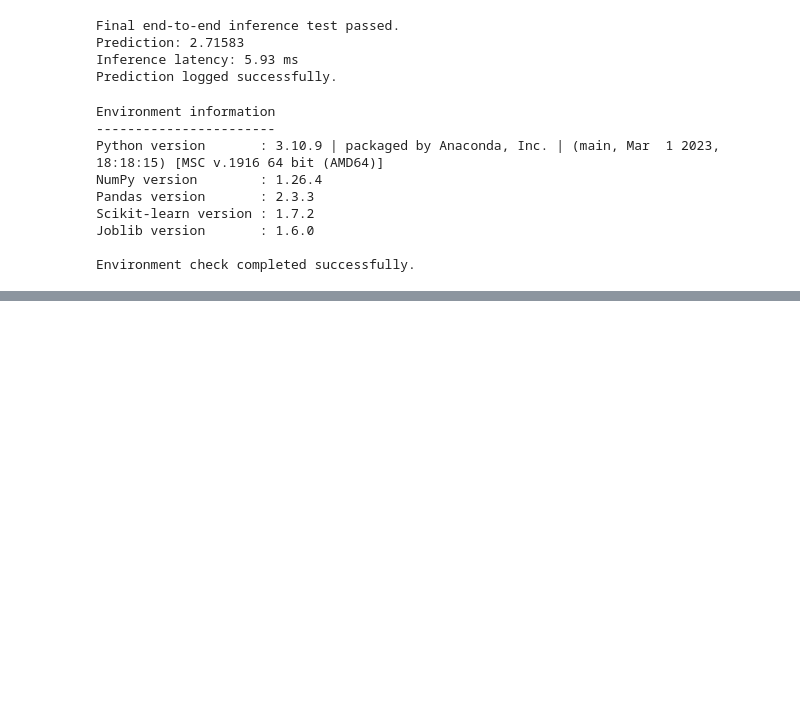
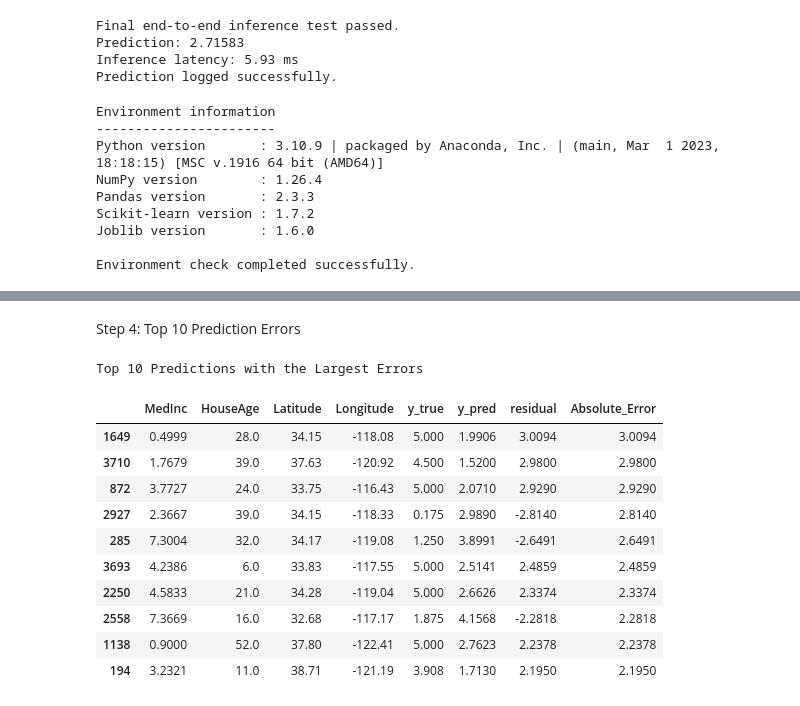
Before and after one commit to gautamivdesai/ML-Final-Lab-Group-10, a Jupyter notebook: notebooks/ML_Project.ipynb, the cells around one changed output, grey strips where cells are left out. Saved outputs shown, nothing was run; the diff lists cells and outputs as text; code cells hidden in the pictures; blank space fills up the shorter version.

```diff
--- a/notebooks/ML_Project.ipynb
+++ b/notebooks/ML_Project.ipynb
@@ -2361,0 +2518,43 @@ Environment check completed successfully.
+# %% [markdown]
+Step 4: Top 10 Prediction Errors
+# %%
+# ============================================================
+# Step 4: Top 10 Prediction Errors
+# ============================================================
+
+top_errors = (
+    residual_df
+    .sort_values("Absolute_Error", ascending=False)
+    .head(10)
+    .copy()
+)
+
+columns_to_display = [
+    "MedInc",
+    "HouseAge",
+    "Latitude",
+    "Longitude",
+    "y_true",
+    "y_pred",
+    "residual",
+    "Absolute_Error"
+]
+
+print("Top 10 Predictions with the Largest Errors")
+
+display(
+    top_errors[columns_to_display].round(4)
+)
+# %% [output]
+Top 10 Predictions with the Largest Errors
+|  | MedInc | HouseAge | Latitude | Longitude | y_true | y_pred | residual | Absolute_Error |
+| 1649 | 0.4999 | 28.0 | 34.15 | -118.08 | 5.000 | 1.9906 | 3.0094 | 3.0094 |
+| 3710 | 1.7679 | 39.0 | 37.63 | -120.92 | 4.500 | 1.5200 | 2.9800 | 2.9800 |
+| 872 | 3.7727 | 24.0 | 33.75 | -116.43 | 5.000 | 2.0710 | 2.9290 | 2.9290 |
+| 2927 | 2.3667 | 39.0 | 34.15 | -118.33 | 0.175 | 2.9890 | -2.8140 | 2.8140 |
+| 285 | 7.3004 | 32.0 | 34.17 | -119.08 | 1.250 | 3.8991 | -2.6491 | 2.6491 |
+| 3693 | 4.2386 | 6.0 | 33.83 | -117.55 | 5.000 | 2.5141 | 2.4859 | 2.4859 |
+| 2250 | 4.5833 | 21.0 | 34.28 | -119.04 | 5.000 | 2.6626 | 2.3374 | 2.3374 |
+| 2558 | 7.3669 | 16.0 | 32.68 | -117.17 | 1.875 | 4.1568 | -2.2818 | 2.2818 |
+| 1138 | 0.9000 | 52.0 | 37.80 | -122.41 | 5.000 | 2.7623 | 2.2378 | 2.2378 |
+| 194 | 3.2321 | 11.0 | 38.71 | -121.19 | 3.908 | 1.7130 | 2.1950 | 2.1950 |
```
Also changed, not shown: parts of 11 cells of this notebook.
